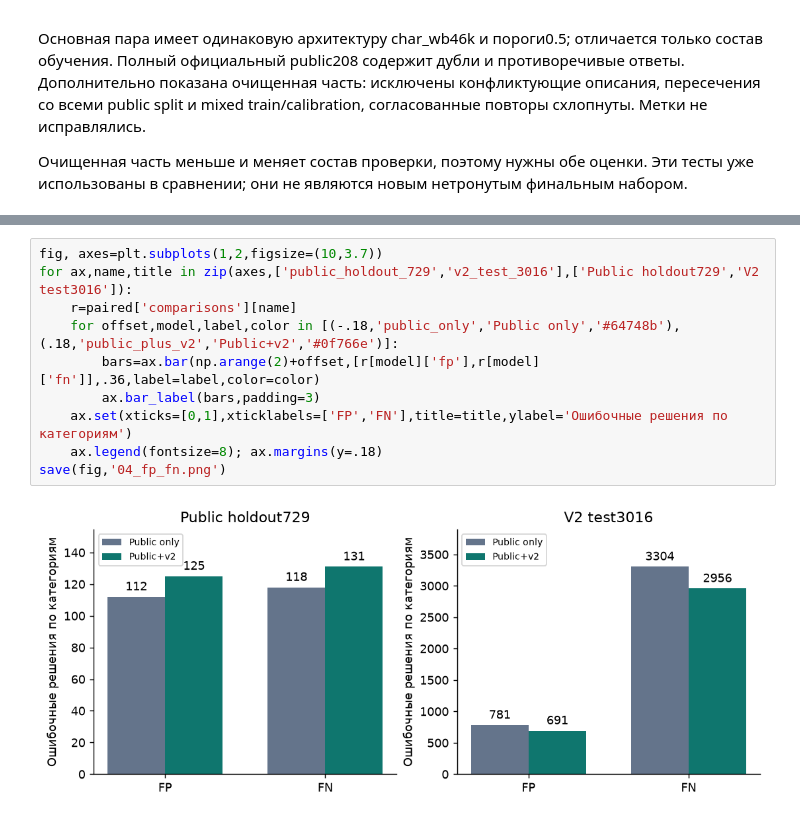
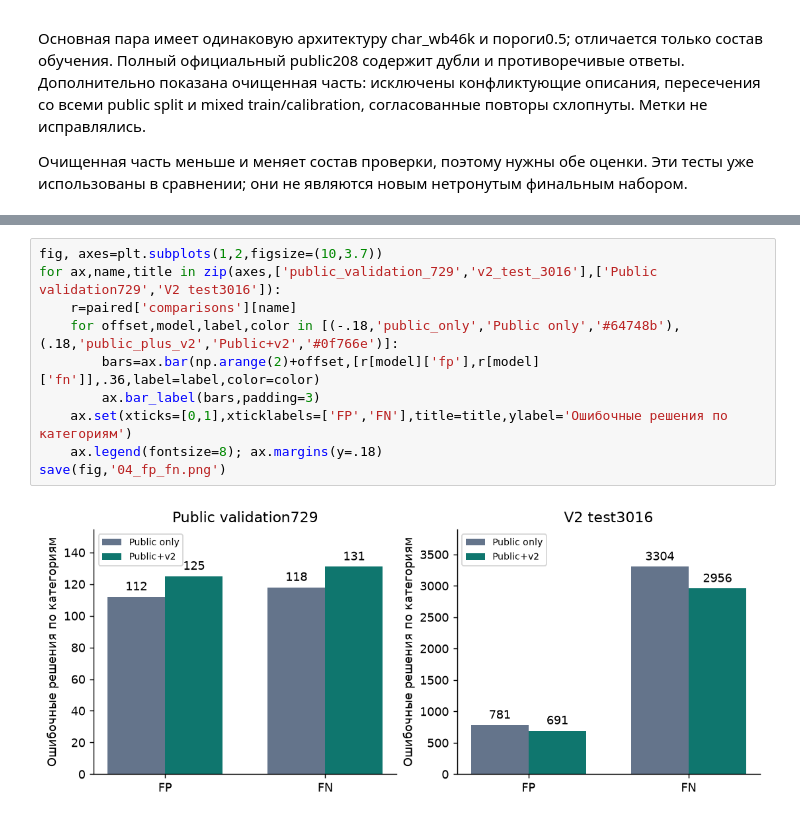
Before and after one commit to ssoberin/beliberda, a Jupyter notebook: output/experiment-review/experiments.ipynb, the cells around one changed output, grey strips where cells are left out. Saved outputs shown, nothing was run; the diff lists cells and outputs as text.

Commit message:
Audit synthetic complexity and distinguish validation from test

```diff
--- a/output/experiment-review/experiments.ipynb
+++ b/output/experiment-review/experiments.ipynb
@@ -174,16 +174,16 @@ print(json.dumps(paired['official_audit'],ensure_ascii=False,indent=2))
 }
 # %%
 fig, axes=plt.subplots(1,2,figsize=(10,3.7))
-for ax,name,title in zip(axes,['public_holdout_729','v2_test_3016'],['Public holdout729','V2 test3016']):
+for ax,name,title in zip(axes,['public_validation_729','v2_test_3016'],['Public validation729','V2 test3016']):
     r=paired['comparisons'][name]
     for offset,model,label,color in [(-.18,'public_only','Public only','#64748b'),(.18,'public_plus_v2','Public+v2','#0f766e')]:
         bars=ax.bar(np.arange(2)+offset,[r[model]['fp'],r[model]['fn']],.36,label=label,color=color)
         ax.bar_label(bars,padding=3)
     ax.set(xticks=[0,1],xticklabels=['FP','FN'],title=title,ylabel='Ошибочные решения по категориям')
     ax.legend(fontsize=8); ax.margins(y=.18)
 save(fig,'04_fp_fn.png')
 # %% [output]
-[figure, old version]
+[figure, new version]
 # %% [markdown]
 ## Вывод и следующий шаг
 
```
Also changed, not shown: parts of 4 cells of this notebook, 24 other files.
